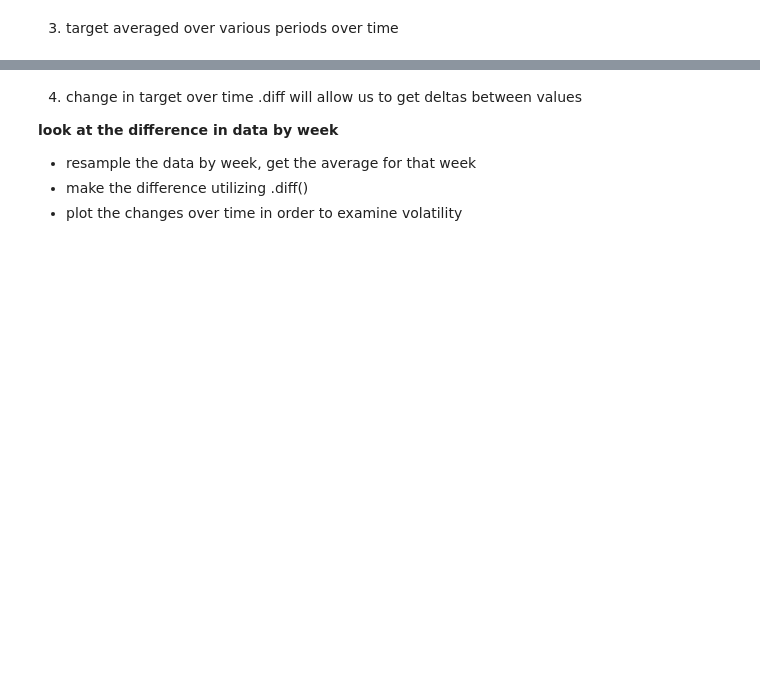
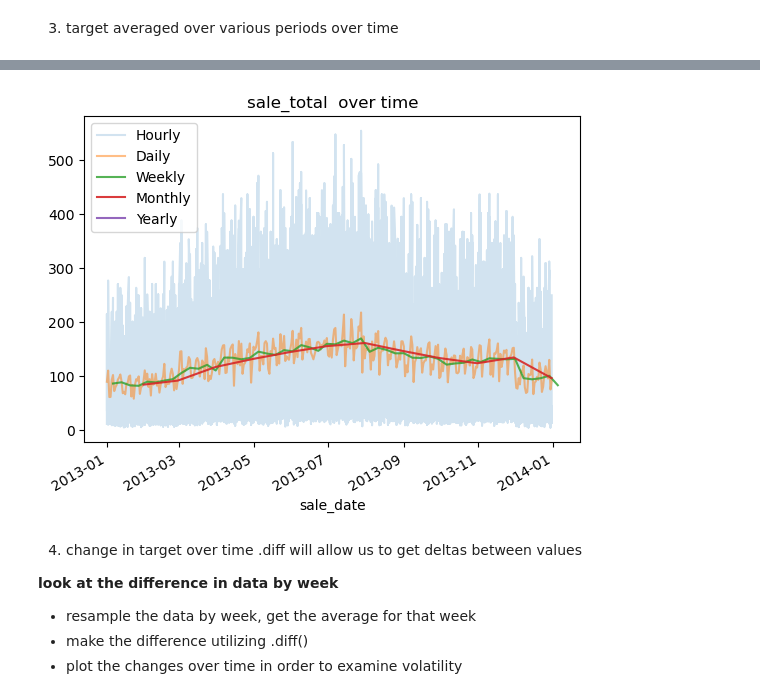
Before and after one commit to Miatta-Sinayoko/time-series-exercises, a Jupyter notebook: explore_exercise.ipynb, the cells around one changed output, grey strips where cells are left out. Saved outputs shown, nothing was run; the diff lists cells and outputs as text; code cells hidden in the pictures; blank space fills up the shorter version.

```diff
--- a/explore_exercise.ipynb
+++ b/explore_exercise.ipynb
@@ -230,14 +324,16 @@ y.resample('6H').mean().plot(title='6 hour average');
 # %%
 y.plot(alpha=0.2, label='Hourly')
 
 y.resample('D').mean().plot(alpha=0.5, label='Daily')
 y.resample('W').mean().plot(alpha=0.8, label='Weekly')
 y.resample('M').mean().plot(alpha=0.9, label='Monthly')
 y.resample('Y').mean().plot(label='Yearly')
 
-plt.title('sale_amount  over time')
+plt.title('sale_total  over time')
 plt.legend()
 plt.show()
+# %% [output]
+[figure, added]
 # %% [markdown]
 4. change in target over time
 .diff will allow us to get deltas between values
```
Also changed, not shown: parts of 109 cells of this notebook.
